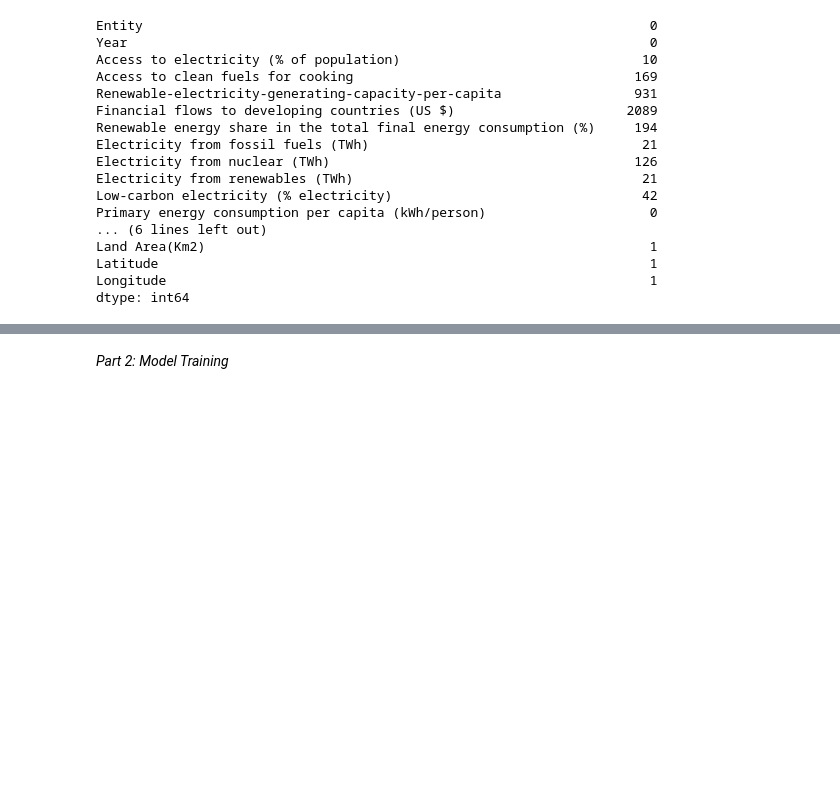
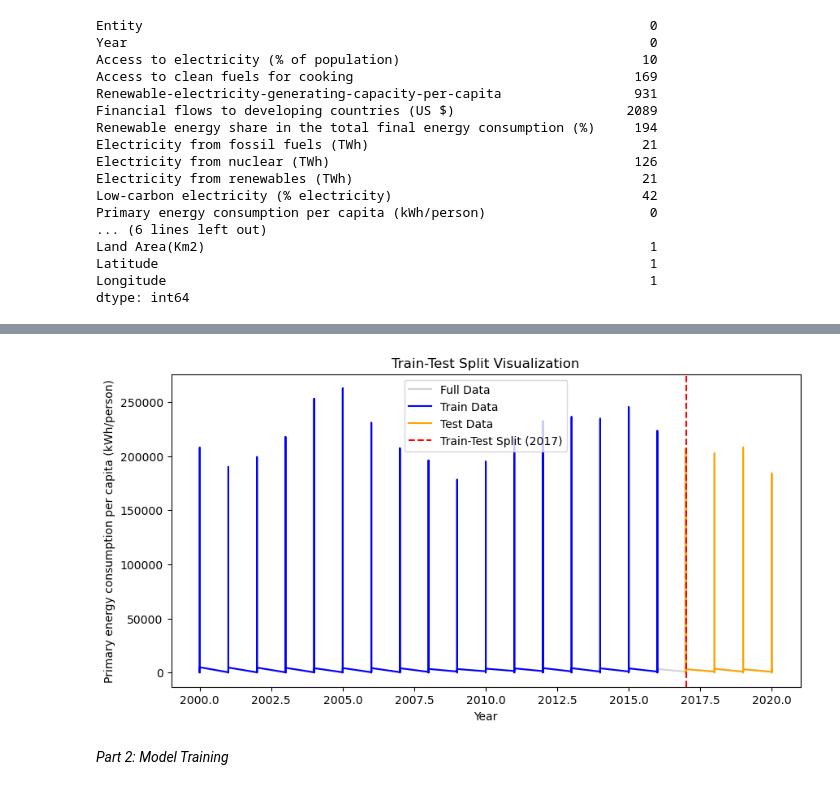
Before and after one commit to alvin0401lo/Energy_consumption_prediction_using_Machine_Learning, a Jupyter notebook: ML_assignment.ipynb, the cells around one changed output, grey strips where cells are left out. Drawn from its saved outputs; the diff is of its cells as text; code cells hidden in the pictures; blank space fills up the shorter version.

```diff
--- a/ML_assignment.ipynb
+++ b/ML_assignment.ipynb
@@ -135,6 +169,20 @@ y_train = train[Target]
 
 X_test = test[X_selected.columns]
 y_test = test[Target]
+# %%
+#add visualization for train and test split u
+plt.figure(figsize=(10, 5))
+plt.plot(df['Year'], df[Target], label='Full Data', color='lightgray')
+plt.plot(train['Year'], y_train, label='Train Data', color='blue')
+plt.plot(test['Year'], y_test, label='Test Data', color='orange')
+plt.axvline(x=2017, color='red', linestyle='--', label='Train-Test Split (2017)')
+plt.xlabel('Year')
+plt.ylabel(Target)
+plt.title('Train-Test Split Visualization')
+plt.legend()
+plt.show()
+# %% [output]
+[figure, added]
 # %% [markdown]
 *Part 2: Model Training*
 # %%
```
Also changed, not shown: parts of 12 cells of this notebook.
